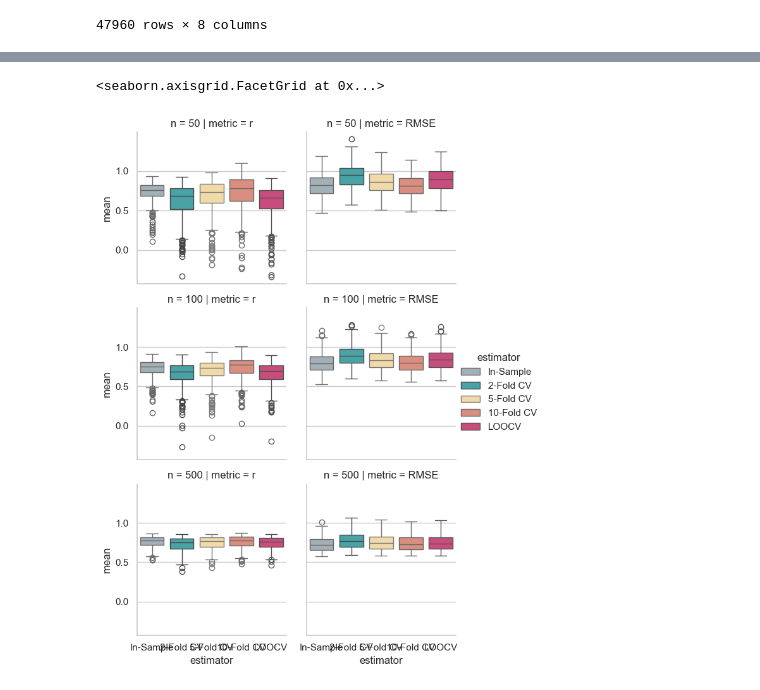
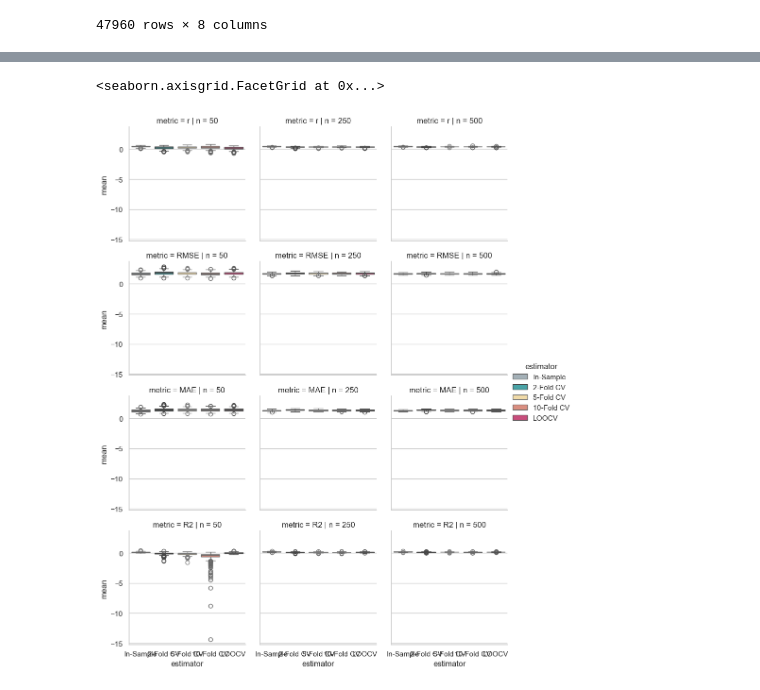
Before and after one commit to Niche-Lab/modeling-guide, a Jupyter notebook: visualization/study1.ipynb, the cells around one changed output, grey strips where cells are left out. Drawn from its saved outputs; the diff is of its cells as text; code cells hidden in the pictures.

Commit message:
study 3

```diff
--- a/visualization/study1.ipynb
+++ b/visualization/study1.ipynb
@@ -140,3 +140,6 @@ data.query("dataset=='spectral'")
 | 95918 | r2 | 10-Fold CV | 0.465954 | 0.454594 | 0.012600 | 500 | 198 | spectral |
 | 95919 | r2 | LOOCV | 0.453125 | 0.441765 | NaN | 500 | 198 | spectral |
 47960 rows × 8 columns
+# %%
+data = pd.read_csv('../out/study1.csv')
+data
@@ -143,12 +160,20 @@ data.query("dataset=='spectral'")
 # %%
 sns.set_theme(style="whitegrid")
 palette = ["#A0B1BA", "#39B1B5", "#FCDE9C", "#E88471", "#DC3977"]
 sns.FacetGrid(data.query("dataset=='spectral'"),
-                col="metric", col_order=["r", "RMSE"],
-                row="n", hue="estimator",
+                col="n",
+                #col_order=["r", "RMSE", "R2", "RSR"],
+                row="metric", row_order=["r",
+                                         "RMSE",
+                                         "MAE",
+                                         "R2",
+                                        #  "RSR"
+                                         ],
+                hue="estimator",
+                sharey=True,
                 palette=palette).map(sns.boxplot, "estimator", "mean").add_legend()
 # %% [output]
 <seaborn.axisgrid.FacetGrid at 0x...>
-[figure, old version]
+[figure, new version]
 # %%
 sns.set_theme(style="whitegrid")
```
Also changed, not shown: parts of 6 cells of this notebook, 14 other files.
